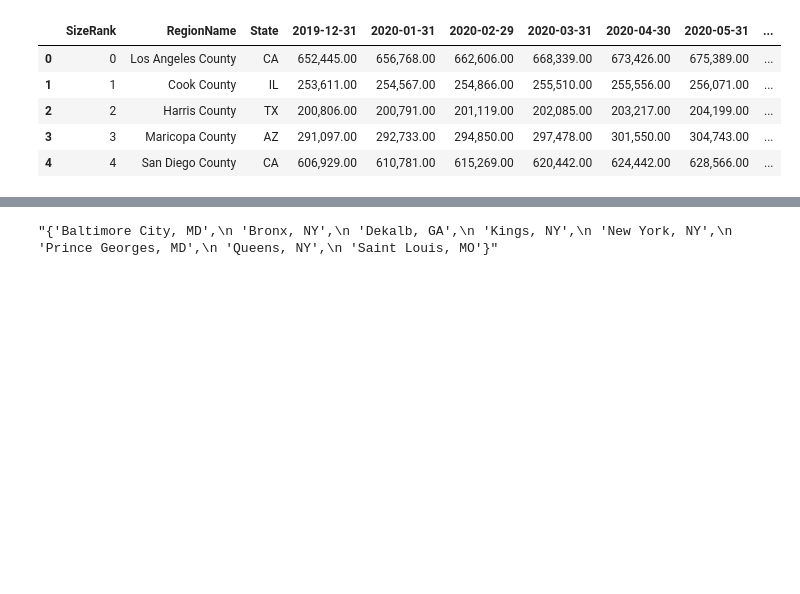
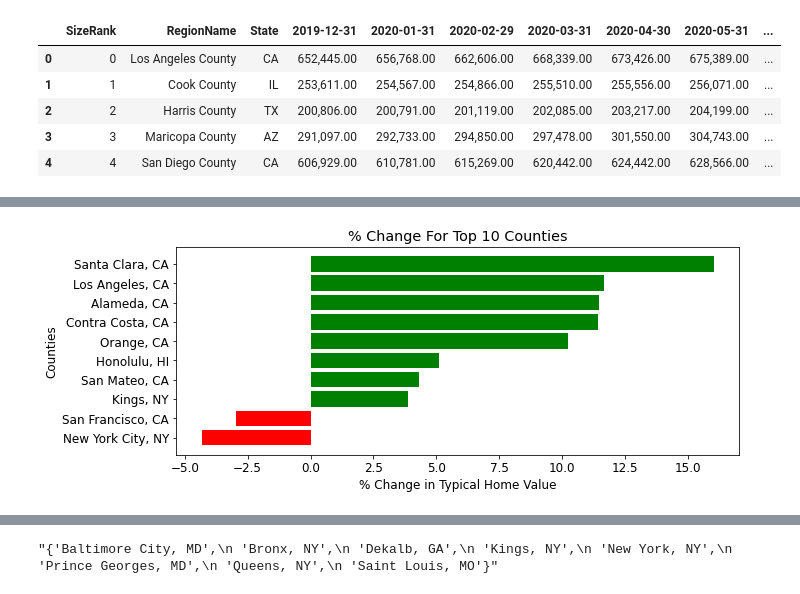
Before and after one commit to tonyn513/home_prices_vs_covid, a Jupyter notebook: capstone1/capstone1.ipynb, the cells around one changed output, grey strips where cells are left out. Cells and saved outputs as stored; diff of their text form; code cells hidden in the pictures; blank space fills up the shorter version.

```diff
--- a/capstone1/capstone1.ipynb
+++ b/capstone1/capstone1.ipynb
@@ -69,0 +80,17 @@ zillow_df.sort_values('diff-cumulative').head()
+# %%
+top_10.sort_values('diff%',inplace=True)
+
+fig, ax = plt.subplots(figsize=(10,4))
+plt.rc('font', size=12)
+
+plt.barh(top_10['county-state'],top_10['diff%'],color=top_10['positive'].map({True:'g', False:'r'}))
+plt.title('% Change For Top 10 Counties')
+
+ax.set_ylabel('Counties',size=12)
+ax.set_xlabel('% Change in Typical Home Value')
+
+plt.tight_layout()
+plt.savefig('images/top10percentchange.png')
+plt.show()
+# %% [output]
+[figure, added]
```
Also changed, not shown: parts of 9 cells of this notebook, 5 other files.
